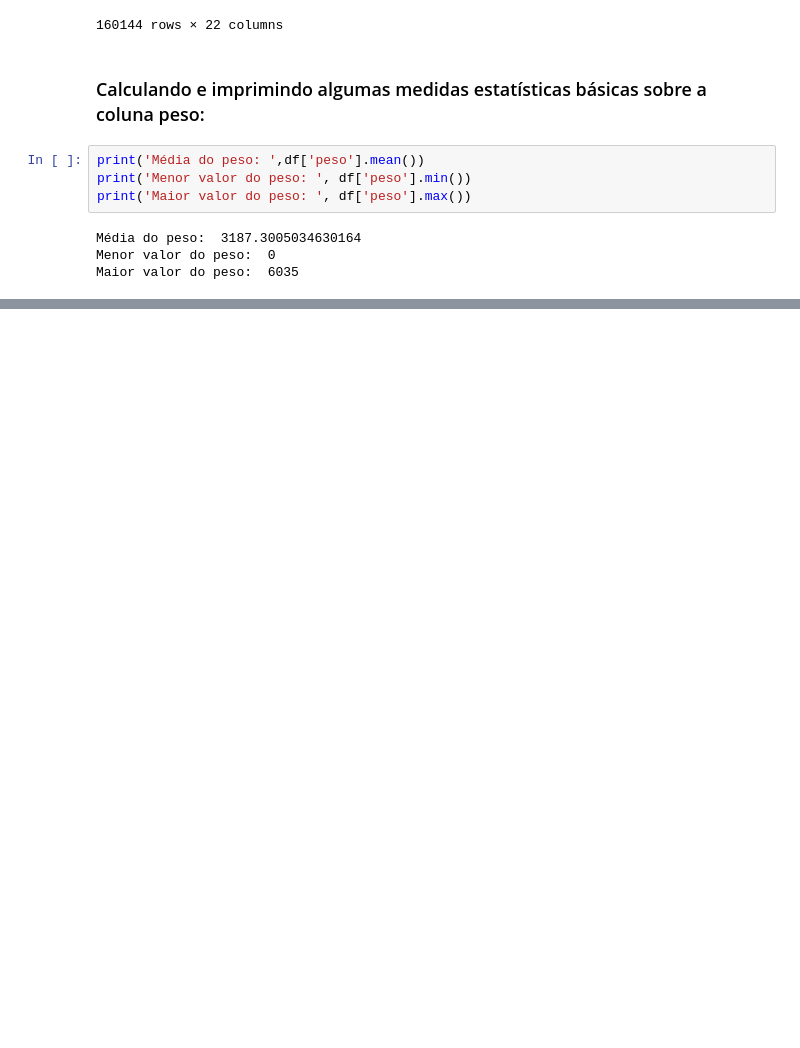
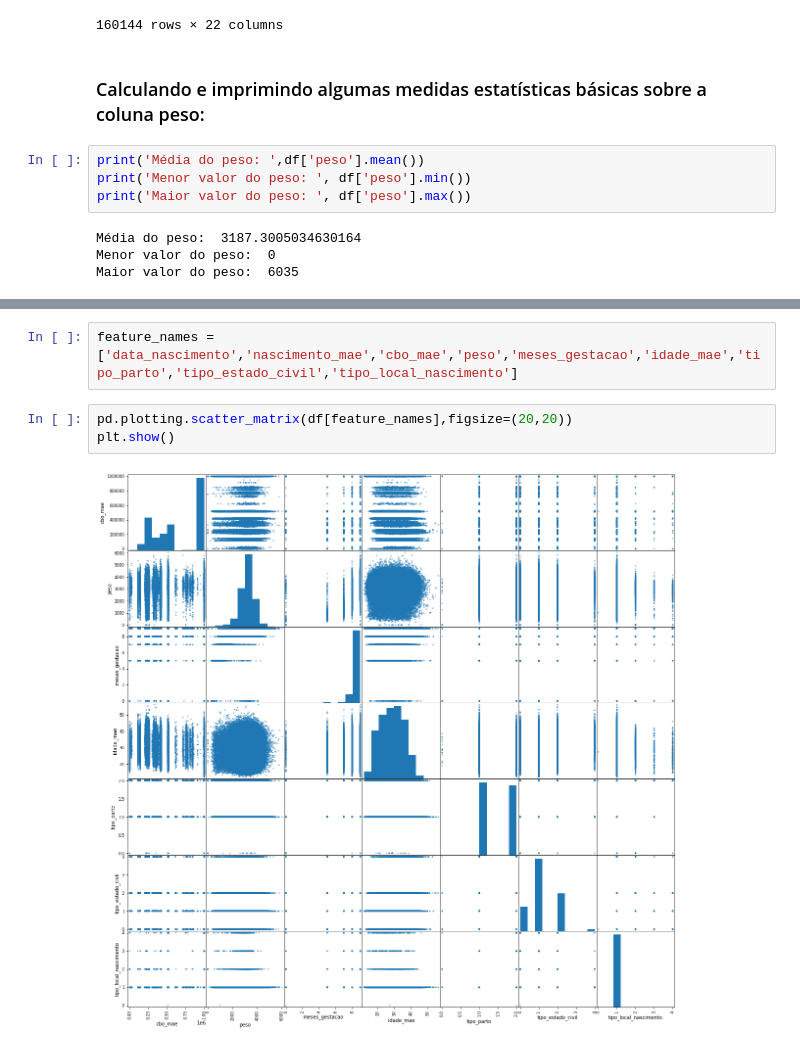
Before and after one commit to Matheuspompeo/Conjuntos-de-dados-do-Sistema-de-Informa-es-de-Nascidos-Vivos-SINASC-, a Jupyter notebook: sinasc_nascimentos.ipynb, the cells around one changed output, grey strips where cells are left out. Drawn from its saved outputs; the diff is of its cells as text; blank space fills up the shorter version.

```diff
--- a/sinasc_nascimentos.ipynb
+++ b/sinasc_nascimentos.ipynb
@@ -234,0 +462,7 @@ plt.show()
+# %%
+feature_names = ['data_nascimento','nascimento_mae','cbo_mae','peso','meses_gestacao','idade_mae','tipo_parto','tipo_estado_civil','tipo_local_nascimento']
+# %%
+pd.plotting.scatter_matrix(df[feature_names],figsize=(20,20))
+plt.show()
+# %% [output]
+[figure, added]
```
Also changed, not shown: parts of 77 cells of this notebook, 1 other file.
